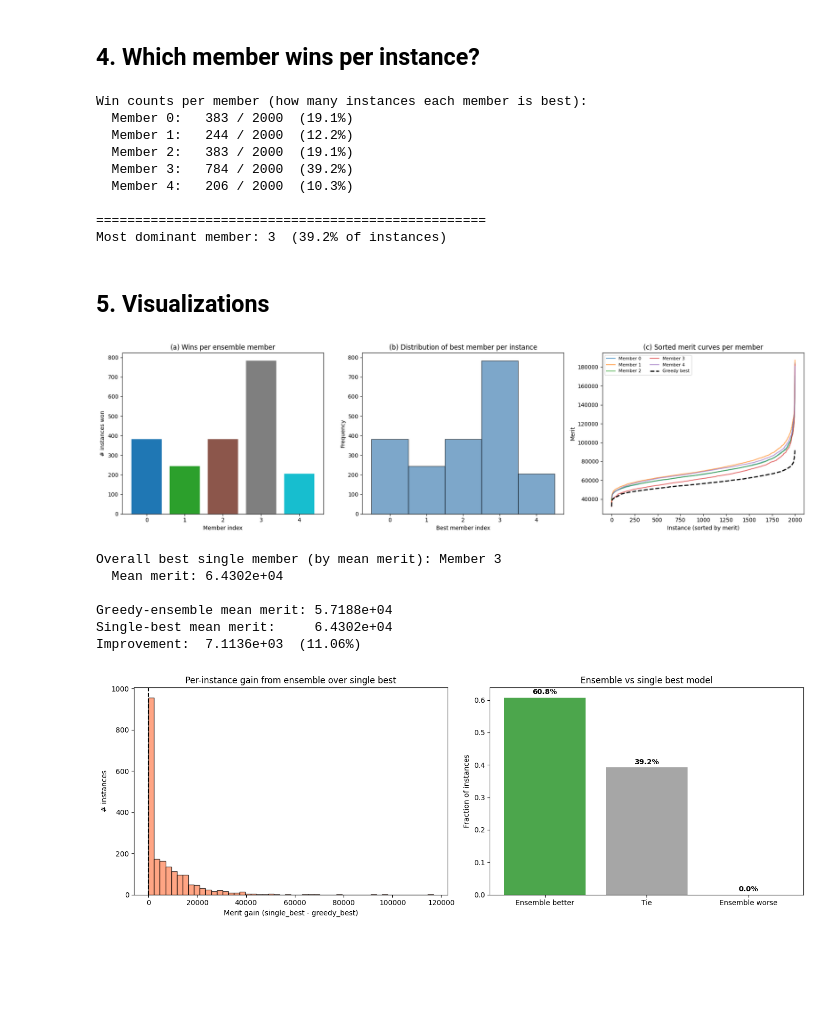
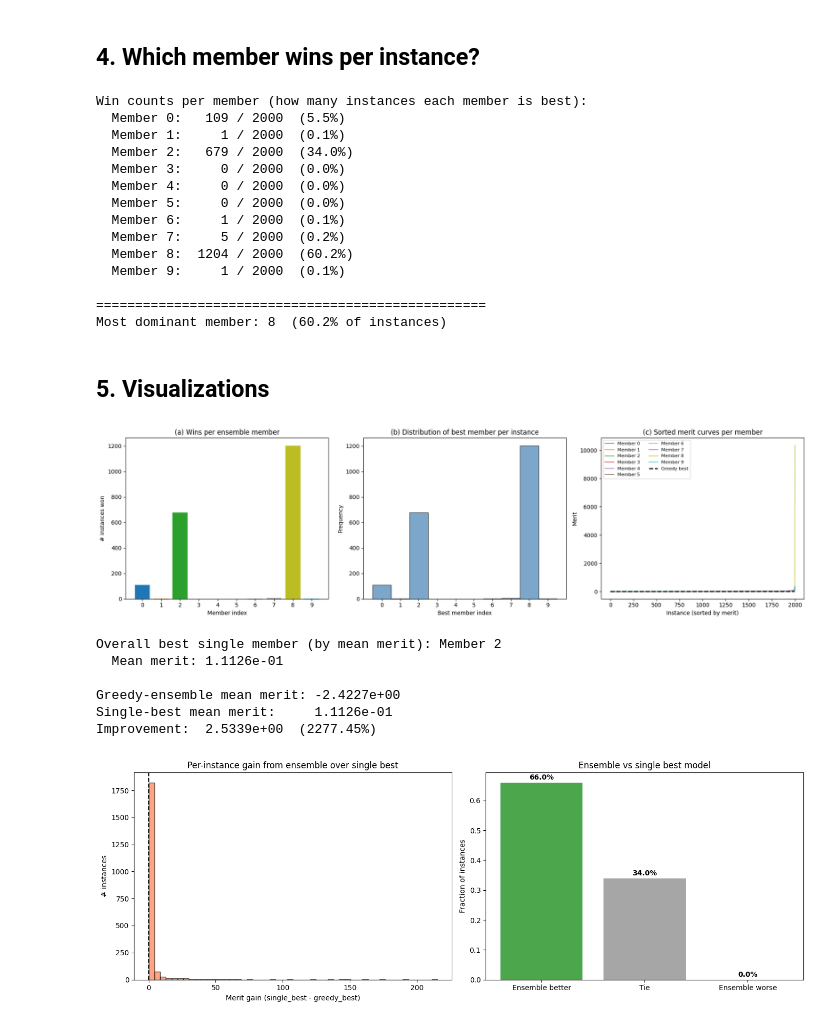
Before and after one commit to xkhainguyen/FSNet, a Jupyter notebook: test_ensemble_greedy_merit.ipynb, the cells around one changed output. Drawn from its saved outputs; the diff is of its cells as text; code cells hidden in the pictures; blank space fills up the shorter version.

```diff
--- a/test_ensemble_greedy_merit.ipynb
+++ b/test_ensemble_greedy_merit.ipynb
@@ -31,11 +31,28 @@ Device: cpu
 ## 1. Configure — point to your ensemble run directory
 # %%
 # ── EDIT THIS ──
-RUN_DIR = "results/nonsmooth_nonconvex/socp/SOCPProblem-100-50-50-10000/20260306-043311_penalty_seed0_e1000_lr1e-04_n7000_ens5_vanilla_pre"            # e.g. "results/nonsmooth_nonconvex/socp/SOCPProblem-.../..._ens10_..."
+# RUN_DIR = "results/nonsmooth_nonconvex/socp/SOCPProblem-100-50-50-10000/20260227-025927_FSNet_seed0_e300_lr1e-04_n7000_ens5_vanilla_pre"
+# RUN_DIR = "results/nonsmooth_nonconvex/socp/SOCPProblem-100-50-50-10000/20260227-015231_FSNet_seed2025_e300_lr1e-04_n7000_ens5_vanilla_pre"
+# RUN_DIR = "results/nonsmooth_nonconvex/socp/SOCPProblem-100-50-50-10000/20260306-050202_FSNet_seed100_e300_lr1e-04_n7000_ens5_vanilla_pre"
+
+# RUN_DIR = "results/nonsmooth_nonconvex/socp/SOCPProblem-100-50-50-10000/20260306-043311_penalty_seed0_e1000_lr1e-04_n7000_ens5_vanilla_pre"
+# RUN_DIR = "results/nonsmooth_nonconvex/socp/SOCPProblem-100-50-50-10000/20260227-012033_penalty_seed2025_e1000_lr1e-04_n7000_ens5_vanilla_pre"
+# RUN_DIR = "results/nonsmooth_nonconvex/socp/SOCPProblem-100-50-50-10000/20260306-062125_penalty_seed100_e300_lr1e-04_n7000_ens5_vanilla_pre"
+
 # OR specify checkpoint paths directly:
-CKPT_PATHS = []         # e.g. ["path/to/member_0.pt", "path/to/member_1.pt", ...]
+CKPT_PATHS = [
+    "results/nonsmooth_nonconvex/socp/SOCPProblem-100-50-50-10000/20260306-050202_FSNet_seed100_e300_lr1e-04_n7000_ens5_vanilla_pre/members/member_0.pt",
+    "results/nonsmooth_nonconvex/socp/SOCPProblem-100-50-50-10000/20260306-050202_FSNet_seed100_e300_lr1e-04_n7000_ens5_vanilla_pre/members/member_1.pt",
+    "results/nonsmooth_nonconvex/socp/SOCPProblem-100-50-50-10000/20260306-050202_FSNet_seed100_e300_lr1e-04_n7000_ens5_vanilla_pre/members/member_2.pt",
+    "results/nonsmooth_nonconvex/socp/SOCPProblem-100-50-50-10000/20260306-050202_FSNet_seed100_e300_lr1e-04_n7000_ens5_vanilla_pre/members/member_3.pt",
+    "results/nonsmooth_nonconvex/socp/SOCPProblem-100-50-50-10000/20260306-050202_FSNet_seed100_e300_lr1e-04_n7000_ens5_vanilla_pre/members/member_4.pt",
+    "results/nonsmooth_nonconvex/socp/SOCPProblem-100-50-50-10000/20260227-025927_FSNet_seed0_e300_lr1e-04_n7000_ens5_vanilla_pre/members/member_0.pt",
+    "results/nonsmooth_nonconvex/socp/SOCPProblem-100-50-50-10000/20260227-025927_FSNet_seed0_e300_lr1e-04_n7000_ens5_vanilla_pre/members/member_1.pt",
+    "results/nonsmooth_nonconvex/socp/SOCPProblem-100-50-50-10000/20260227-025927_FSNet_seed0_e300_lr1e-04_n7000_ens5_vanilla_pre/members/member_2.pt",
+    "results/nonsmooth_nonconvex/socp/SOCPProblem-100-50-50-10000/20260227-025927_FSNet_seed0_e300_lr1e-04_n7000_ens5_vanilla_pre/members/member_3.pt",
+    "results/nonsmooth_nonconvex/socp/SOCPProblem-100-50-50-10000/20260227-025927_FSNet_seed0_e300_lr1e-04_n7000_ens5_vanilla_pre/members/member_4.pt",
+    ]
 
-ENSEMBLE_POST = "post"  # "pre" or "post" — match your eval setting
 BATCH_SIZE = 512
 PENALTY = 1e5           # merit = obj + PENALTY * (eq_viol + ineq_viol), matches _aggregate_predictions
 
@@ -64,8 +86,8 @@ Found 5 checkpoint(s):
 first_ckpt = torch.load(checkpoints[0], map_location='cpu', weights_only=False)
 config = first_ckpt['config']
 config['_eval_only'] = True
-config['ensemble_post'] = ENSEMBLE_POST
-config['ensemble_agg'] = 'greedy_merit'
+config['ensemble_post'] = "post"
+config['ensemble_agg'] = 'best_merit'
 
 method = config['method']
 print(f"Problem: {config['prob_type']}/{config['prob_name']}  method={method}")
@@ -176,14 +208,19 @@ print(f"\n{'='*50}")
 print(f"Most dominant member: {most_common_member}  ({dominance_pct:.1f}% of instances)")
 # %% [output]
 Win counts per member (how many instances each member is best):
-  Member 0:   383 / 2000  (19.1%)
-  Member 1:   244 / 2000  (12.2%)
-  Member 2:   383 / 2000  (19.1%)
-  Member 3:   784 / 2000  (39.2%)
-  Member 4:   206 / 2000  (10.3%)
+  Member 0:   109 / 2000  (5.5%)
+  Member 1:     1 / 2000  (0.1%)
+  Member 2:   679 / 2000  (34.0%)
+  Member 3:     0 / 2000  (0.0%)
+  Member 4:     0 / 2000  (0.0%)
+  Member 5:     0 / 2000  (0.0%)
+  Member 6:     1 / 2000  (0.1%)
+  Member 7:     5 / 2000  (0.2%)
+  Member 8:  1204 / 2000  (60.2%)
+  Member 9:     1 / 2000  (0.1%)
 
 ==================================================
-Most dominant member: 3  (39.2% of instances)
+Most dominant member: 8  (60.2% of instances)
 # %% [markdown]
 ## 5. Visualizations
 # %%
@@ -225,7 +262,7 @@ ax.legend(fontsize=8, ncol=2)
 plt.tight_layout()
 plt.show()
 # %% [output]
-[figure, old version]
+[figure, new version]
 # %%
 # --- Improvement from ensemble over single-best-overall model ---
 mean_merits_per_member = merits.mean(axis=1)  # (M,)
@@ -233,8 +270,8 @@ overall_best_member = mean_merits_per_member.argmin()
 print(f"Overall best single member (by mean merit): Member {overall_best_member}")
 print(f"  Mean merit: {mean_merits_per_member[overall_best_member]:.4e}")
 
-greedy_merit_per_instance = merits.min(axis=0)  # (N,)
-greedy_mean = greedy_merit_per_instance.mean()
+best_merit_per_instance = merits.min(axis=0)  # (N,)
+greedy_mean = best_merit_per_instance.mean()
 single_mean = mean_merits_per_member[overall_best_member]
 
 improvement_abs = single_mean - greedy_mean
@@ -244,42 +281,42 @@ print(f"\nGreedy-ensemble mean merit: {greedy_mean:.4e}")
 print(f"Single-best mean merit:     {single_mean:.4e}")
 print(f"Improvement:  {improvement_abs:.4e}  ({improvement_pct:.2f}%)")
 # %% [output]
-Overall best single member (by mean merit): Member 3
-  Mean merit: 6.4302e+04
+Overall best single member (by mean merit): Member 2
+  Mean merit: 1.1126e-01
 
-Greedy-ensemble mean merit: 5.7188e+04
-Single-best mean merit:     6.4302e+04
-Improvement:  7.1136e+03  (11.06%)
+Greedy-ensemble mean merit: -2.4227e+00
+Single-best mean merit:     1.1126e-01
+Improvement:  2.5339e+00  (2277.45%)
 # %%
 # --- Per-instance: how much does the greedy winner beat the single best model? ---
 single_merits = merits[overall_best_member]  # (N,)
-per_instance_gain = single_merits - greedy_merit_per_instance  # (N,)
+per_instance_gain = single_merits - best_merit_per_instance  # (N,)
 
 fig, axes = plt.subplots(1, 2, figsize=(14, 5))
 
 ax = axes[0]
 ax.hist(per_instance_gain, bins=50, edgecolor='black', alpha=0.7, color='coral')
 ax.axvline(0, color='k', linestyle='--')
 ax.set_xlabel('Merit gain (single_best - greedy_best)')
 ax.set_ylabel('# instances')
 ax.set_title('Per-instance gain from ensemble over single best')
 
 ax = axes[1]
 frac_improved = (per_instance_gain > 0).mean()
 frac_same = (per_instance_gain == 0).mean()
 frac_worse = (per_instance_gain < 0).mean()
 ax.bar(['Ensemble better', 'Tie', 'Ensemble worse'],
        [frac_improved, frac_same, frac_worse],
        color=['green', 'gray', 'red'], alpha=0.7)
 ax.set_ylabel('Fraction of instances')
 ax.set_title('Ensemble vs single best model')
 for i, v in enumerate([frac_improved, frac_same, frac_worse]):
     ax.text(i, v + 0.01, f'{v:.1%}', ha='center', fontweight='bold')
 
 plt.tight_layout()
 plt.show()
 # %% [output]
-[figure, old version]
+[figure, new version]
 # %%
 # --- Summary table ---
 print(f"{'Member':<10} {'Mean Merit':<14} {'Mean Obj':<14} {'Mean Eq Viol':<14} {'Mean Ineq Viol':<14} {'Wins':<8}")
```
Also changed, not shown: parts of 10 cells of this notebook, 7 other files.
